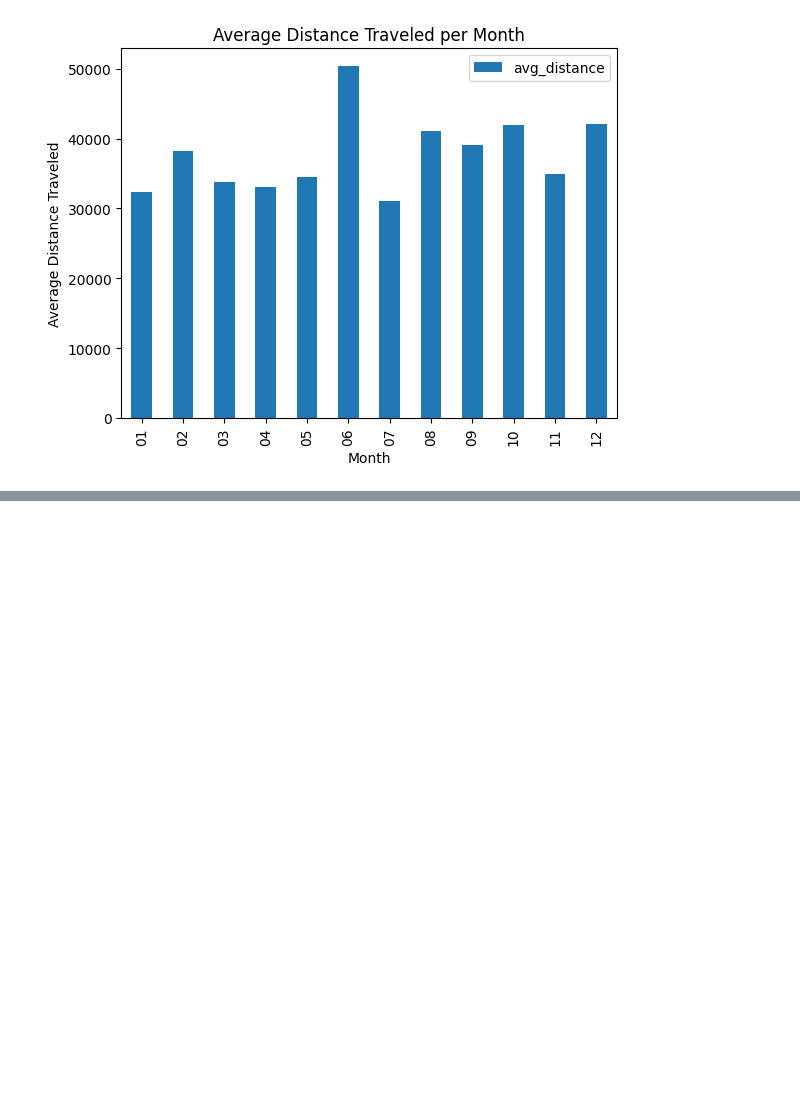
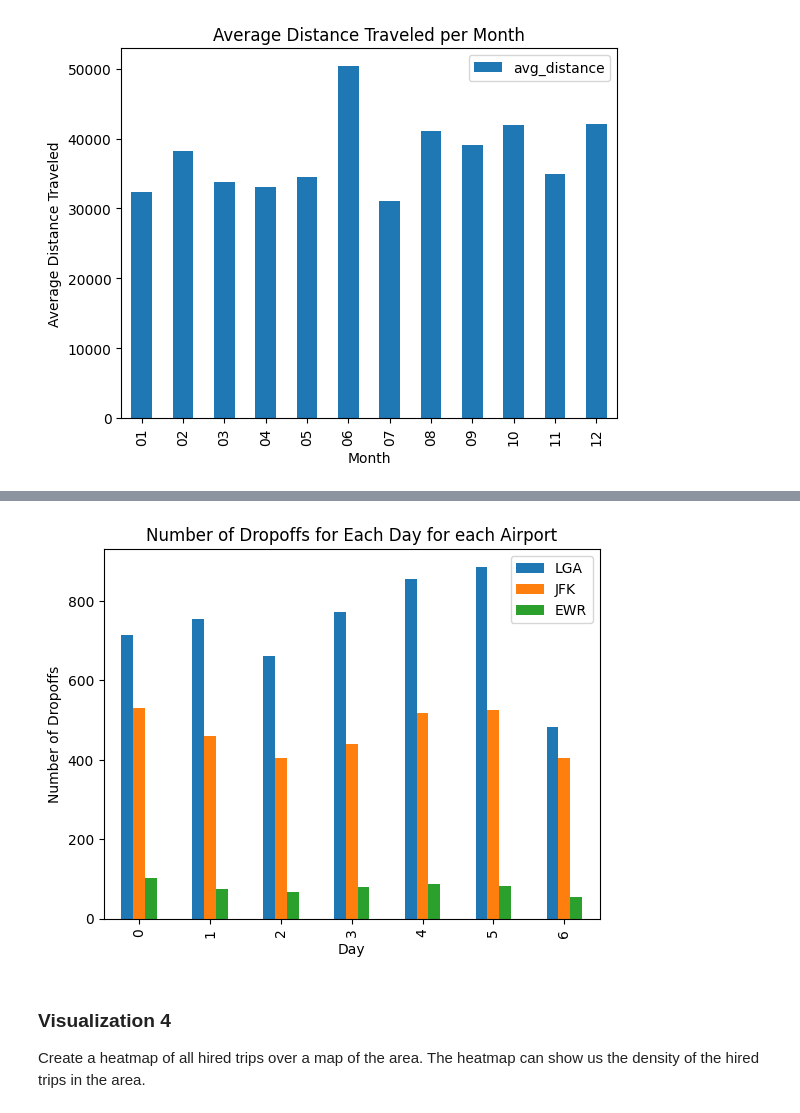
Before and after one commit to chenmeijia30/intro-to-python, a Jupyter notebook: Project.ipynb, the cells around one changed output, grey strips where cells are left out. Cells and saved outputs as stored; diff of their text form; code cells hidden in the pictures; blank space fills up the shorter version.

Commit message:
add visualization 3

```diff
--- a/Project.ipynb
+++ b/Project.ipynb
@@ -664,0 +669,37 @@ month_for_all_trips(some_dataframe)
+# %%
+def dropoff_num_for_each_day(dataframes):
+    '''
+    Plot a line chart to show the number of dropoffs for each day.
+    '''
+    dataframes[0]['JFK'] = dataframes[1]['JFK']
+    dataframes[0]['EWR'] = dataframes[2]['EWR']
+    dataframes[0].plot(x="day", y=["LGA",'JFK','EWR'], kind="bar", title="Number of Dropoffs for Each Day for each Airport", xlabel="Day", ylabel="Number of Dropoffs")
+# %%
+def get_data_for_visual_3():
+    '''
+    Returns the number of dropoffs for each day of the week for each airport.
+    '''
+    LGA_BBOX = [-73.889473,40.766102,-73.857630,40.782806,'LGA']
+    JFK_BBOX = [-73.826978,40.618945,-73.741319,40.673388,'JFK']
+    EWR_BBOX = [-74.199343,40.668791,-74.150248,40.712069,'EWR']
+    df = []
+    for BBOX in [LGA_BBOX, JFK_BBOX, EWR_BBOX]:
+        query = f'''WITH hired_trips AS (SELECT pickup_datetime,dropoff_longitude,dropoff_latitude
+        FROM taxi_trips UNION ALL
+        SELECT pickup_datetime,dropoff_longitude,dropoff_latitude FROM uber_trips)
+        SELECT strftime('%w', pickup_datetime) AS day ,COUNT(*) AS {BBOX[4]}
+        FROM hired_trips
+        WHERE dropoff_longitude BETWEEN {BBOX[0]} AND {BBOX[2]} AND dropoff_latitude BETWEEN {BBOX[1]} AND {BBOX[3]}
+        GROUP BY day
+        '''
+        df.append(pd.read_sql_query(query, engine))
+    return df
+# %%
+some_dataframe = get_data_for_visual_3()
+dropoff_num_for_each_day(some_dataframe)
+# %% [output]
+[figure, added]
+# %% [markdown]
+### Visualization 4
+
+Create a heatmap of all hired trips over a map of the area. The heatmap can show us the density of the hired trips in the area.
```
Also changed, not shown: parts of 2 cells of this notebook.
